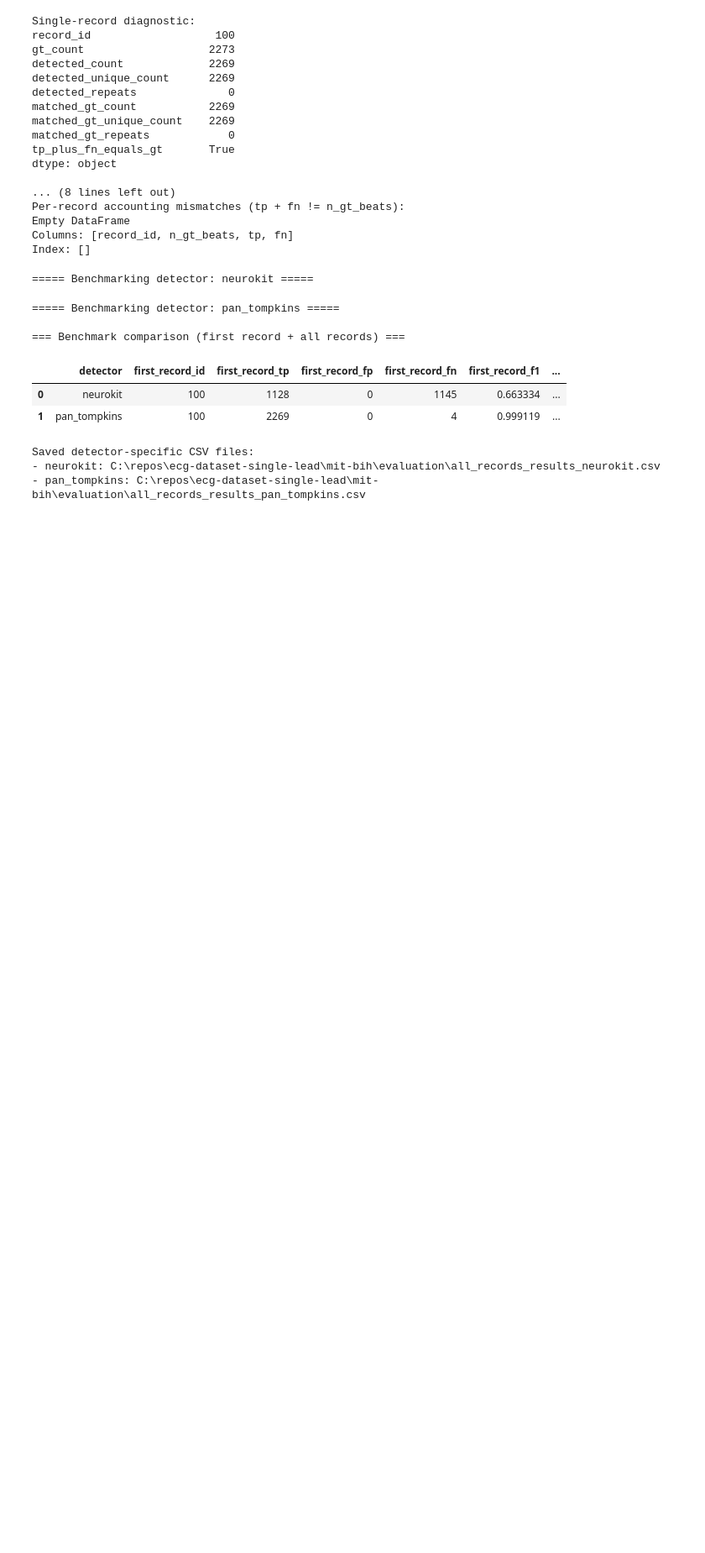
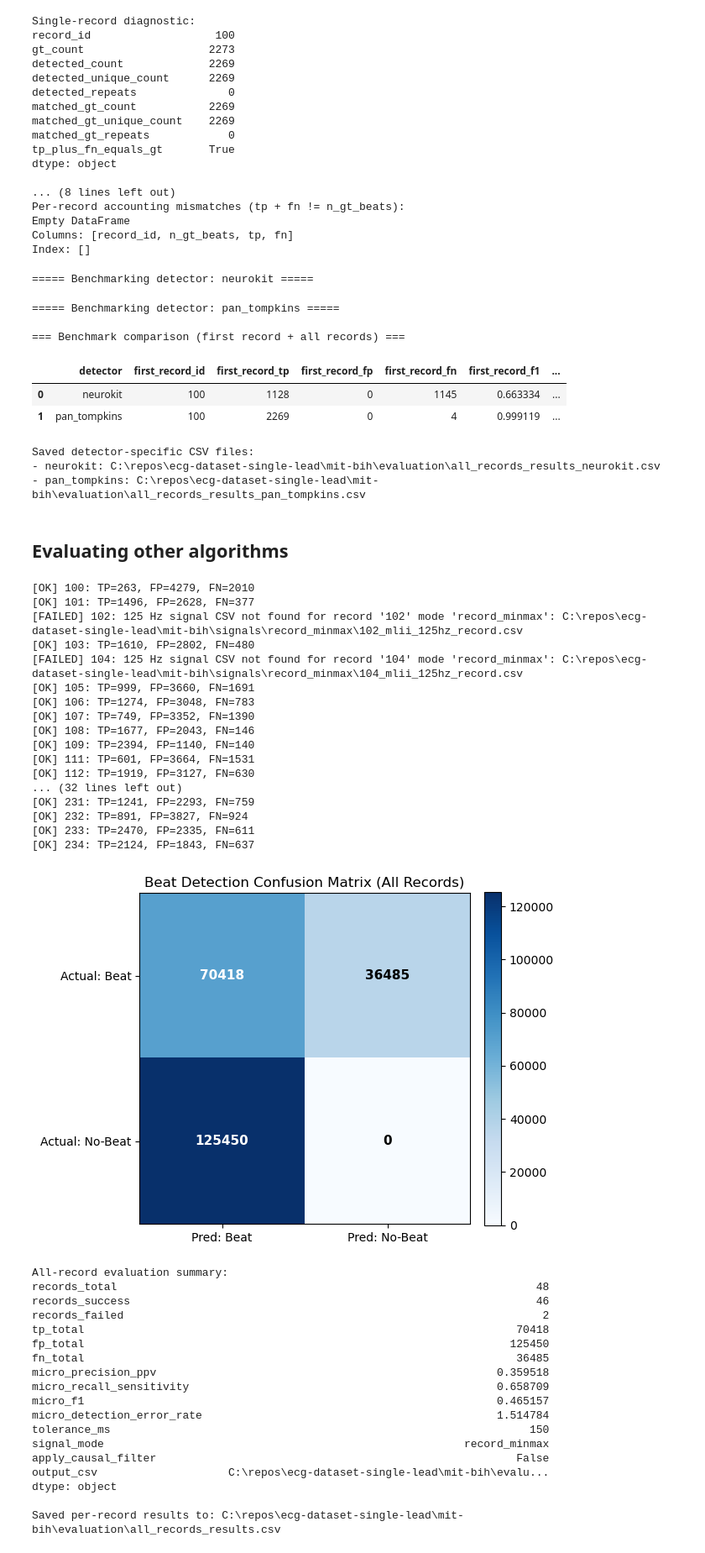
Before and after one commit to amendozag88/ecg-dataset-single-lead, a Jupyter notebook: preprocessing_for_rpeak.ipynb, the cells around one changed output. Shown at 84% size. Cells and saved outputs as stored; diff of their text form; code cells hidden in the pictures; blank space fills up the shorter version.

Commit message:
Added two more algorithms

```diff
--- a/preprocessing_for_rpeak.ipynb
+++ b/preprocessing_for_rpeak.ipynb
@@ -1240,3 +1308,5 @@ for _, row in benchmark_compare_df.iterrows():
 Saved detector-specific CSV files:
 - neurokit: C:\repos\ecg-dataset-single-lead\mit-bih\evaluation\all_records_results_neurokit.csv
 - pan_tompkins: C:\repos\ecg-dataset-single-lead\mit-bih\evaluation\all_records_results_pan_tompkins.csv
+# %% [markdown]
+## Evaluating other algorithms
@@ -1242,0 +1315,59 @@ Saved detector-specific CSV files:
+# %%
+FUNCTION_TO_EVALUATE = sma_detector
+
+
+## -------- Example run: evaluate ALL records --------
+all_results_df, all_summary, all_results_csv = evaluate_all_records(
+    local_dataset_dir=mit_bih_path,
+    annotations_root=annotations_path,
+    detector_fn=FUNCTION_TO_EVALUATE,
+    fs=target_fs,
+    signal_mode=signal_mode_eval,
+    window_sec=2,
+    tolerance_ms=150,
+    apply_causal_filter=apply_causal_filter_eval,
+    causal_filter_config=causal_filter_config_eval,
+    output_csv_path=None,  # defaults to: <annotations_root>/evaluation/all_records_results.csv
+    plot_confusion=True,
+    verbose=True,
+
+)
+
+all_results_df.head(10)
+# %% [output]
+[OK] 100: TP=263, FP=4279, FN=2010
+[OK] 101: TP=1496, FP=2628, FN=377
+[FAILED] 102: 125 Hz signal CSV not found for record '102' mode 'record_minmax': C:\repos\ecg-dataset-single-lead\mit-bih\signals\record_minmax\102_mlii_125hz_record.csv
+[OK] 103: TP=1610, FP=2802, FN=480
+[FAILED] 104: 125 Hz signal CSV not found for record '104' mode 'record_minmax': C:\repos\ecg-dataset-single-lead\mit-bih\signals\record_minmax\104_mlii_125hz_record.csv
+[OK] 105: TP=999, FP=3660, FN=1691
+[OK] 106: TP=1274, FP=3048, FN=783
+[OK] 107: TP=749, FP=3352, FN=1390
+[OK] 108: TP=1677, FP=2043, FN=146
+[OK] 109: TP=2394, FP=1140, FN=140
+[OK] 111: TP=601, FP=3664, FN=1531
+[OK] 112: TP=1919, FP=3127, FN=630
+... (32 lines left out)
+[OK] 231: TP=1241, FP=2293, FN=759
+[OK] 232: TP=891, FP=3827, FN=924
+[OK] 233: TP=2470, FP=2335, FN=611
+[OK] 234: TP=2124, FP=1843, FN=637
+[figure, added]
+All-record evaluation summary:
+records_total                                                                48
+records_success                                                              46
+records_failed                                                                2
+tp_total                                                                  70418
+fp_total                                                                 125450
+fn_total                                                                  36485
+micro_precision_ppv                                                    0.359518
+micro_recall_sensitivity                                               0.658709
+micro_f1                                                               0.465157
+micro_detection_error_rate                                             1.514784
+tolerance_ms                                                                150
+signal_mode                                                       record_minmax
+apply_causal_filter                                                       False
+output_csv                    C:\repos\ecg-dataset-single-lead\mit-bih\evalu...
+dtype: object
+
+Saved per-record results to: C:\repos\ecg-dataset-single-lead\mit-bih\evaluation\all_records_results.csv
```
Also changed, not shown: parts of 4 cells of this notebook, 3 other files.
